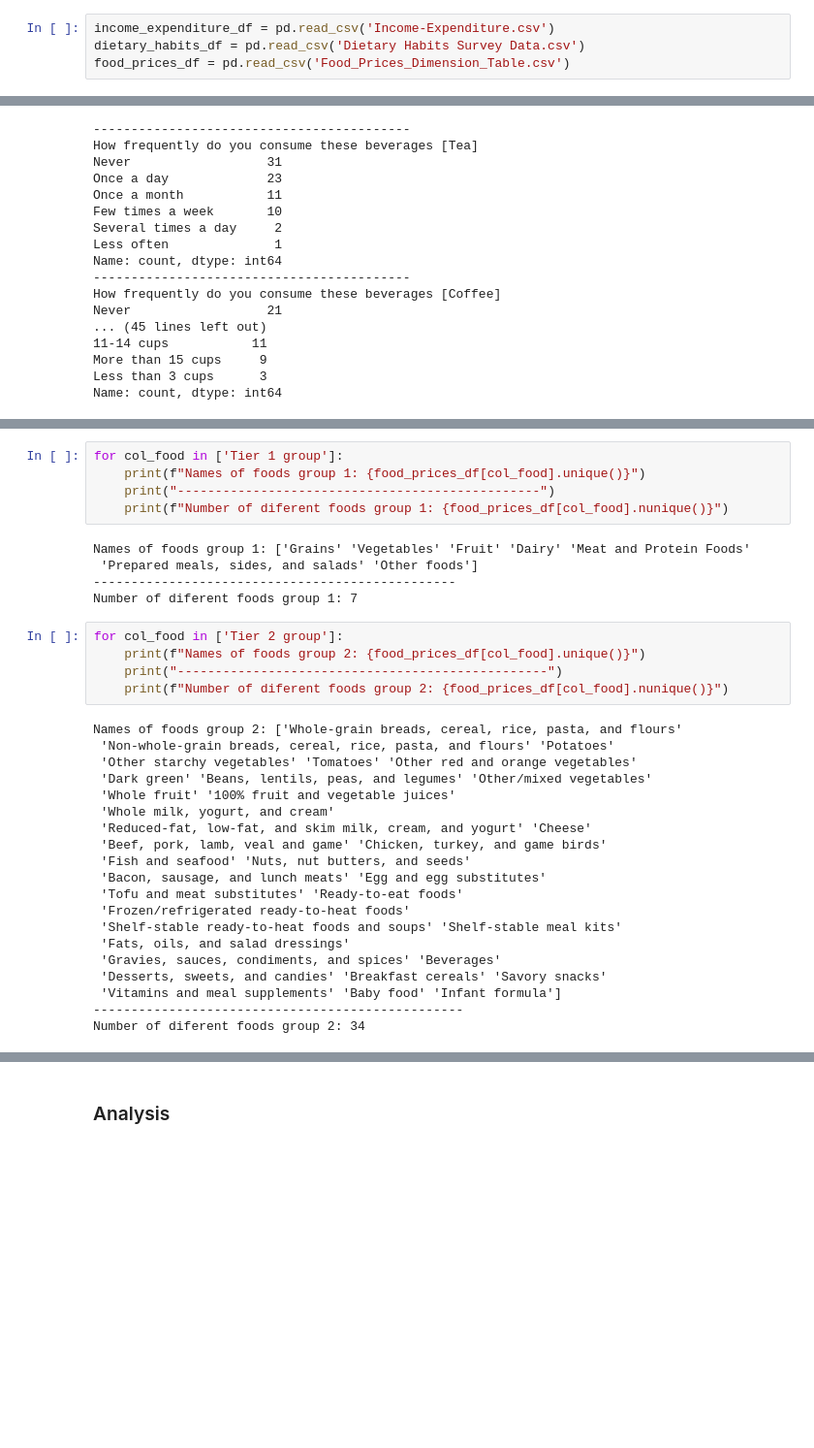
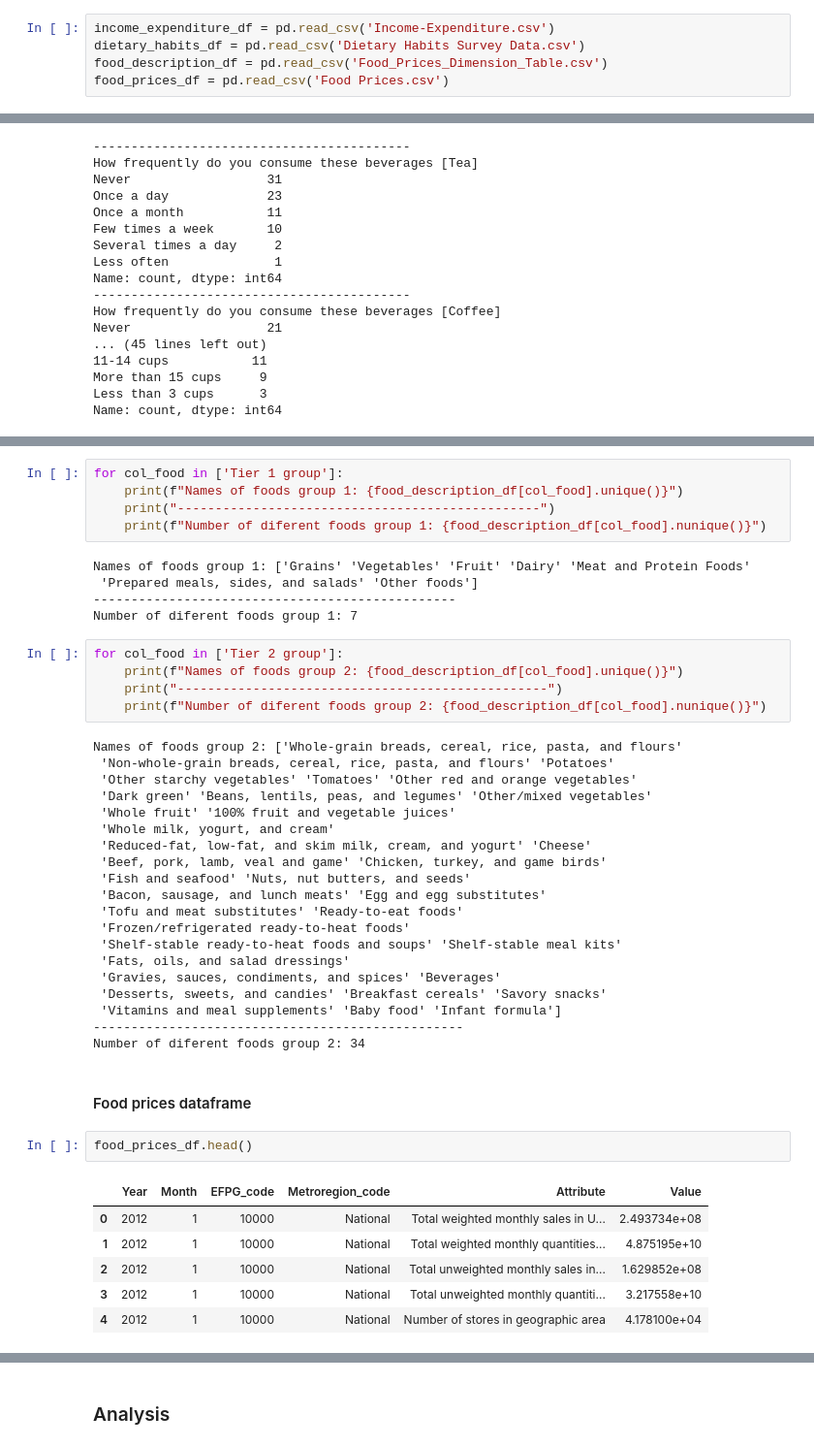
Before and after one commit to StephanieApaza/Income_influence_food_choices, a Jupyter notebook: income_food_choices.ipynb, the cells around one changed output, grey strips where cells are left out. Shown: that part at 97% size. Drawn from its saved outputs; the diff is of its cells as text; blank space fills up the shorter version.

Commit message:
Adding food price dataframe

```diff
--- a/income_food_choices.ipynb
+++ b/income_food_choices.ipynb
@@ -12,7 +12,8 @@ sns.set_palette(colors)
 # %%
 income_expenditure_df = pd.read_csv('Income-Expenditure.csv')
 dietary_habits_df = pd.read_csv('Dietary Habits Survey Data.csv')
-food_prices_df = pd.read_csv('Food_Prices_Dimension_Table.csv')
+food_description_df = pd.read_csv('Food_Prices_Dimension_Table.csv')
+food_prices_df = pd.read_csv('Food Prices.csv')
 # %% [markdown]
 #### Income and expenditure dataframe
 # %%
@@ -295,9 +296,9 @@ Tier 2 group    0
 dtype: int64
 # %%
 for col_food in ['Tier 1 group']:
-    print(f"Names of foods group 1: {food_prices_df[col_food].unique()}")
+    print(f"Names of foods group 1: {food_description_df[col_food].unique()}")
     print("------------------------------------------------")
-    print(f"Number of diferent foods group 1: {food_prices_df[col_food].nunique()}")
+    print(f"Number of diferent foods group 1: {food_description_df[col_food].nunique()}")
 # %% [output]
 Names of foods group 1: ['Grains' 'Vegetables' 'Fruit' 'Dairy' 'Meat and Protein Foods'
  'Prepared meals, sides, and salads' 'Other foods']
@@ -305,9 +306,9 @@ Names of foods group 1: ['Grains' 'Vegetables' 'Fruit' 'Dairy' 'Meat and Protein
 Number of diferent foods group 1: 7
 # %%
 for col_food in ['Tier 2 group']:
-    print(f"Names of foods group 2: {food_prices_df[col_food].unique()}")
+    print(f"Names of foods group 2: {food_description_df[col_food].unique()}")
     print("-------------------------------------------------")
-    print(f"Number of diferent foods group 2: {food_prices_df[col_food].nunique()}")
+    print(f"Number of diferent foods group 2: {food_description_df[col_food].nunique()}")
 # %% [output]
 Names of foods group 2: ['Whole-grain breads, cereal, rice, pasta, and flours'
  'Non-whole-grain breads, cereal, rice, pasta, and flours' 'Potatoes'
@@ -328,3 +329,14 @@ Names of foods group 2: ['Whole-grain breads, cereal, rice, pasta, and flours'
  'Vitamins and meal supplements' 'Baby food' 'Infant formula']
 -------------------------------------------------
 Number of diferent foods group 2: 34
+# %% [markdown]
+#### Food prices dataframe
+# %%
+food_prices_df.head()
+# %% [output]
+|  | Year | Month | EFPG_code | Metroregion_code | Attribute | Value |
+| 0 | 2012 | 1 | 10000 | National | Total weighted monthly sales in U... | 2.493734e+08 |
+| 1 | 2012 | 1 | 10000 | National | Total weighted monthly quantities... | 4.875195e+10 |
+| 2 | 2012 | 1 | 10000 | National | Total unweighted monthly sales in... | 1.629852e+08 |
+| 3 | 2012 | 1 | 10000 | National | Total unweighted monthly quantiti... | 3.217558e+10 |
+| 4 | 2012 | 1 | 10000 | National | Number of stores in geographic area | 4.178100e+04 |
```
Also changed, not shown: parts of 11 cells of this notebook.
